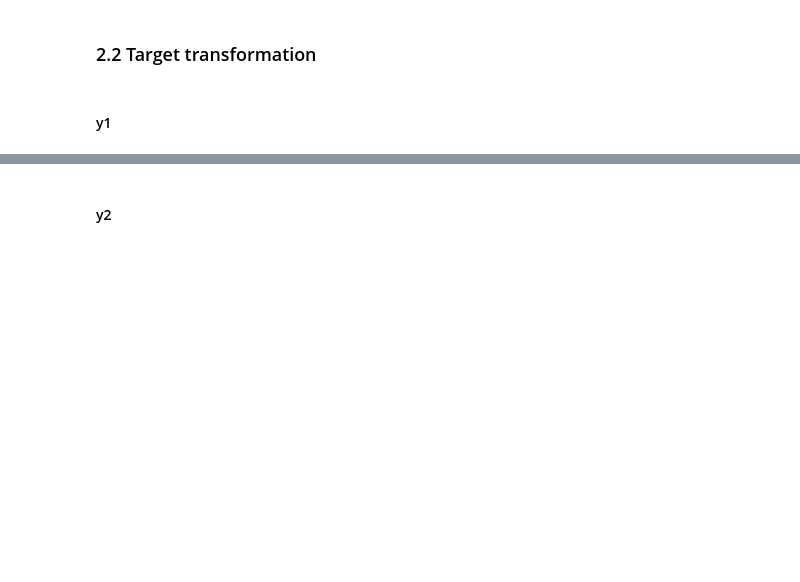
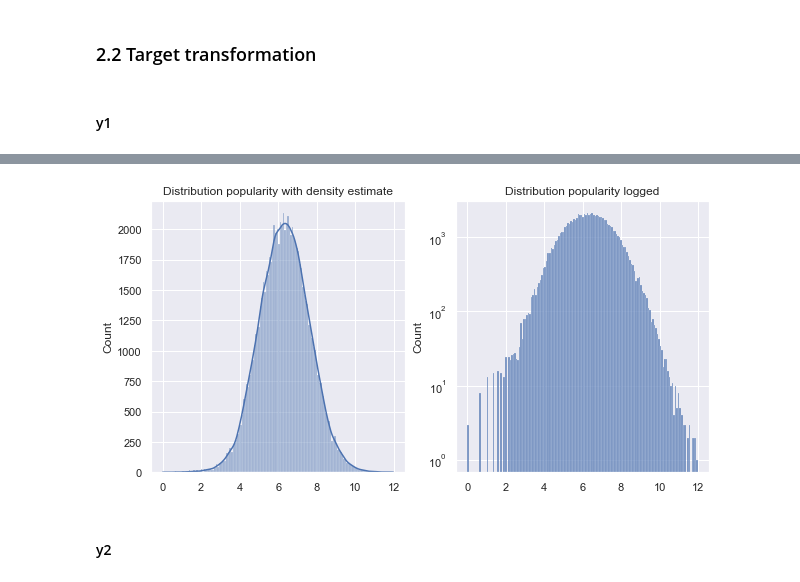
Before and after one commit to Julietvr/bds, a Jupyter notebook: regression/2_preprocessing.ipynb, the cells around one changed output, grey strips where cells are left out. Cells and saved outputs as stored; diff of their text form; code cells hidden in the pictures; blank space fills up the shorter version.

```diff
--- a/regression/2_preprocessing.ipynb
+++ b/regression/2_preprocessing.ipynb
@@ -130 +82,15 @@ Dropped 28915 entries of 85259, 56344 entries left.
+# %%
+y1 = stats.boxcox(y1)[0]
+# %%
+fig, axs = plt.subplots(ncols=2, figsize=(10,5))
+
+ax1 = sns.histplot(x=y1, kde=True, ax=axs[0])
+ax1.set(title="Distribution popularity with density estimate")
+
+ax2 = sns.histplot(x=y1, log_scale=(False, True), ax=axs[1])
+ax2.set(title="Distribution popularity logged")
+
+fig;
+# %% [output]
+[figure, added]
 # %%
```
Also changed, not shown: parts of 24 cells of this notebook, 7 other files.
